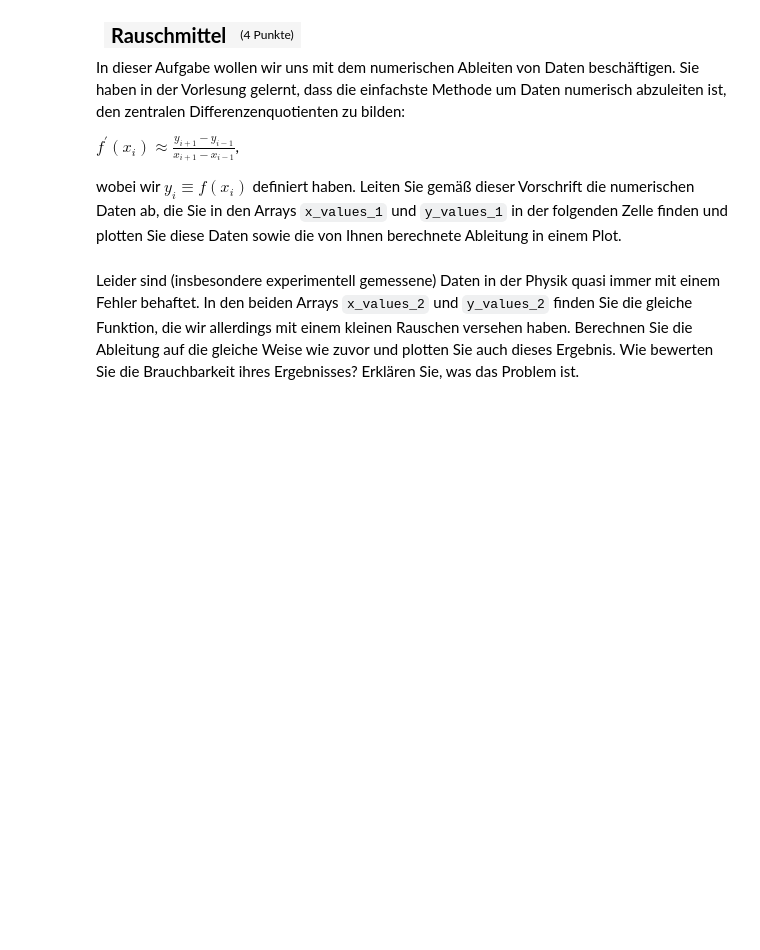
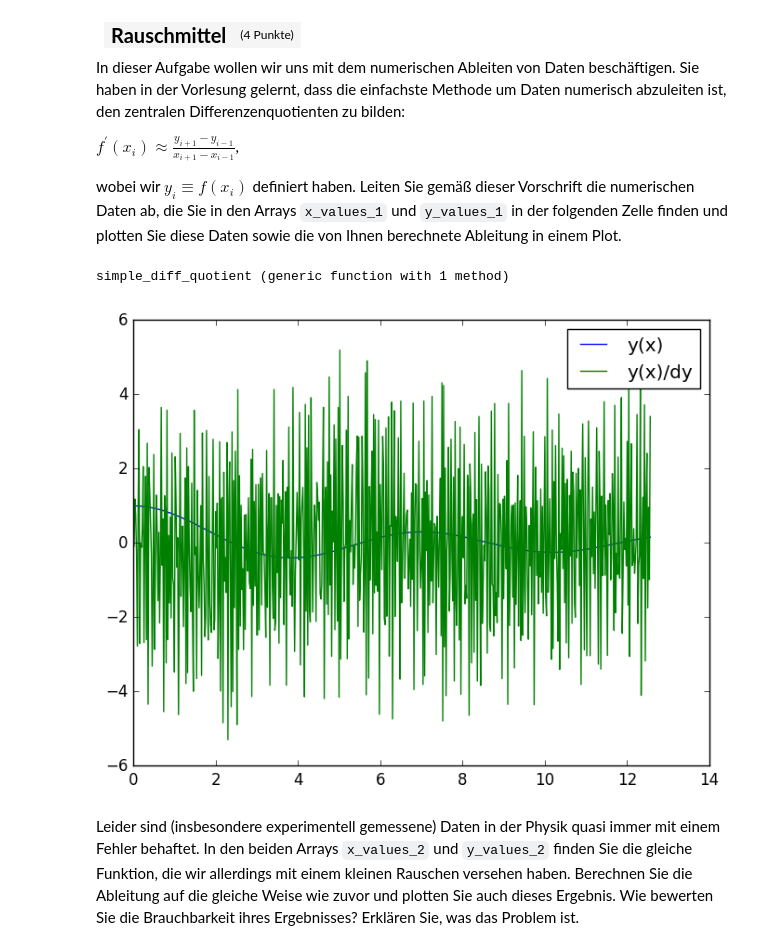
Before and after one commit to ofilla/compphys2016, a Jupyter notebook: actual/03_rauschmittel.ipynb, the cells around one changed output. Cells and saved outputs as stored; diff of their text form; code cells hidden in the pictures; blank space fills up the shorter version.

```diff
--- a/actual/03_rauschmittel.ipynb
+++ b/actual/03_rauschmittel.ipynb
@@ -52,13 +36,30 @@ end
-# %%
-using PyPlot
-# Aufruf der Funktion
-quotients = simple_diff_quotient(x_values_1, y_values_1)
-
-### ...
-### Fuegen Sie hier Ihren Code ein
-# Plot der Daten
-# Plot der Ableitung
-### ...
+# %%
+function simple_diff_quotient(xs, ys)
+    length(xs) != length(ys) && error("E: simple_diff_quotient: wrong argument sizes")
+    quotients = []
+
+    for i in 2:length(xs)
+        x = xs[i] - xs[i-1]
+        x == 0 && error("E: simple_diff_quotient: wrong x value at index $i")
+        push!(quotients, (ys[i]-ys[i-1])/x)
+    end
+
+    return quotients
+end
+# %% [output]
+simple_diff_quotient (generic function with 1 method)
+# %%
+using PyPlot
+
+quotients1 = simple_diff_quotient(x_values_1, y_values_1)
+
+figure()
+plot(x_values_1, y_values_1, label="y(x)")
+plot(x_values_1[2:end], quotients, label="y(x)/dy")
+legend()
+;
+# %% [output]
+[figure, added]
 # %% [markdown]
 Leider sind (insbesondere experimentell gemessene) Daten in der Physik quasi immer mit einem Fehler behaftet. In den beiden Arrays `x_values_2` und `y_values_2` finden Sie die gleiche Funktion, die wir allerdings mit einem kleinen Rauschen versehen haben. Berechnen Sie die Ableitung auf die gleiche Weise wie zuvor und plotten Sie auch dieses Ergebnis. Wie bewerten Sie die Brauchbarkeit ihres Ergebnisses? Erklären Sie, was das Problem ist.
 # %%
```
Also changed, not shown: parts of 9 cells of this notebook.
